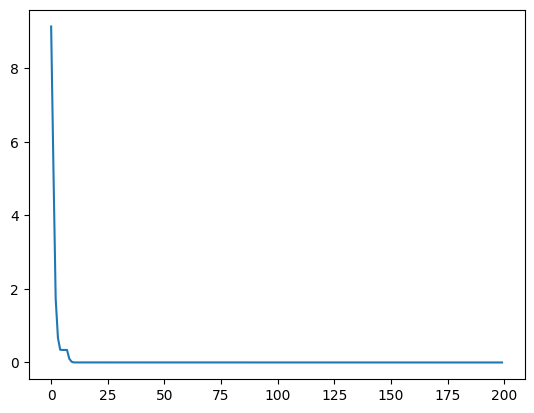
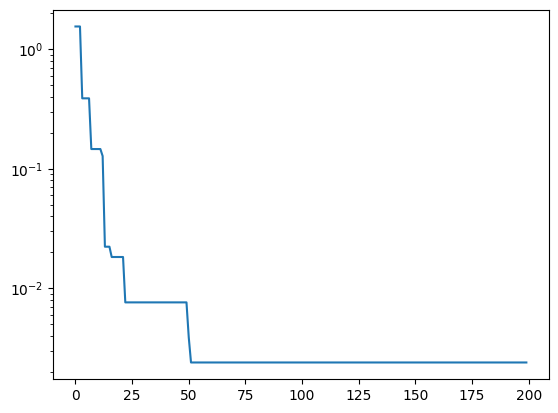
Unified diff of the notebook cell whose output changed from the first chart to the second:
--- before
+++ after
@@ -4,3 +4,4 @@
 
 plt.plot(best_m,)
+plt.yscale("log")
 plt.show()

Commit: fixing coding errors